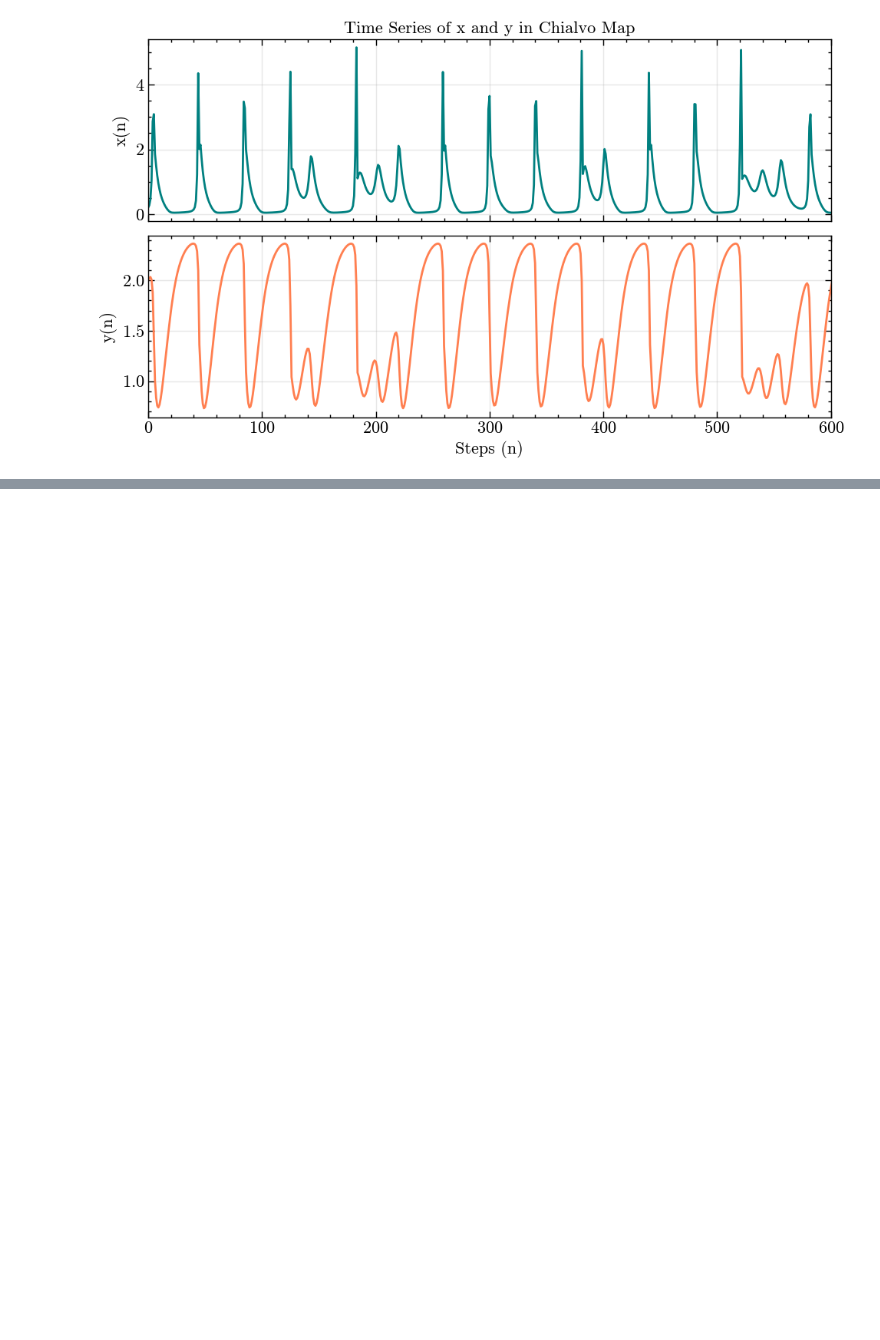
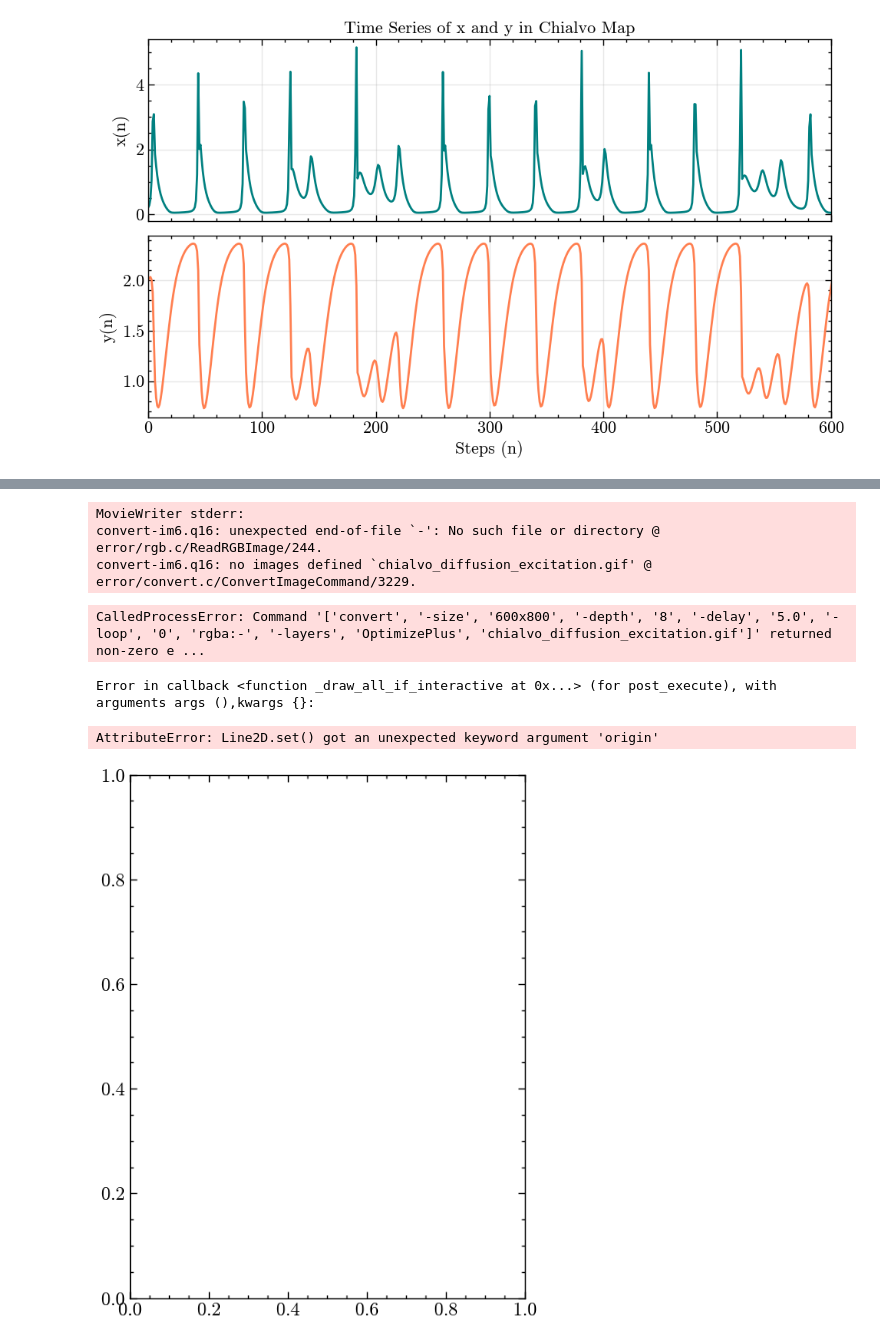
Before and after one commit to alanPalma25/complex_systems, a Jupyter notebook: final_project/chialvo_map.ipynb, the cells around one changed output, grey strips where cells are left out. Saved outputs shown, nothing was run; the diff lists cells and outputs as text; code cells hidden in the pictures; blank space fills up the shorter version.

```diff
--- a/final_project/chialvo_map.ipynb
+++ b/final_project/chialvo_map.ipynb
@@ -922,0 +1095,25 @@ plt.show()
+# %%
+# Create a movie of the diffusion with excitation at different times
+import matplotlib.animation as animation
+fig, ax = plt.subplots(figsize=(6, 8))
+def update(frame, trajectory):
+    ax.clear()
+    im =ax.plot(trajectory[:, frame], origin='lower', color='lightblue')
+    ax.set_xlabel(r'$i$')
+    ax.set_ylabel(r'$x(i)$')
+    ax.set_title('1D Chialvo Couppled Map Diffusion' + f', t={frame}')
+    ax.set_ylim(0, 1.5)s
+    ax.set_xlim(0, L_f11)
+    return im
+
+ani = animation.FuncAnimation(fig, update, frames=T_f11, fargs=(trajectory_diff_f11,), interval=50)
+ani.save('chialvo_diffusion_excitation.gif', writer='imagemagick')
+plt.close()
+# %% [output]
+MovieWriter stderr:
+convert-im6.q16: unexpected end-of-file `-': No such file or directory @ error/rgb.c/ReadRGBImage/244.
+convert-im6.q16: no images defined `chialvo_diffusion_excitation.gif' @ error/convert.c/ConvertImageCommand/3229.
+CalledProcessError: Command '['convert', '-size', '600x800', '-depth', '8', '-delay', '5.0', '-loop', '0', 'rgba:-', '-layers', 'OptimizePlus', 'chialvo_diffusion_excitation.gif']' returned non-zero e ...
+Error in callback <function _draw_all_if_interactive at 0x...> (for post_execute), with arguments args (),kwargs {}:
+AttributeError: Line2D.set() got an unexpected keyword argument 'origin'
+[figure, added]
```
Also changed, not shown: parts of 12 cells of this notebook.
